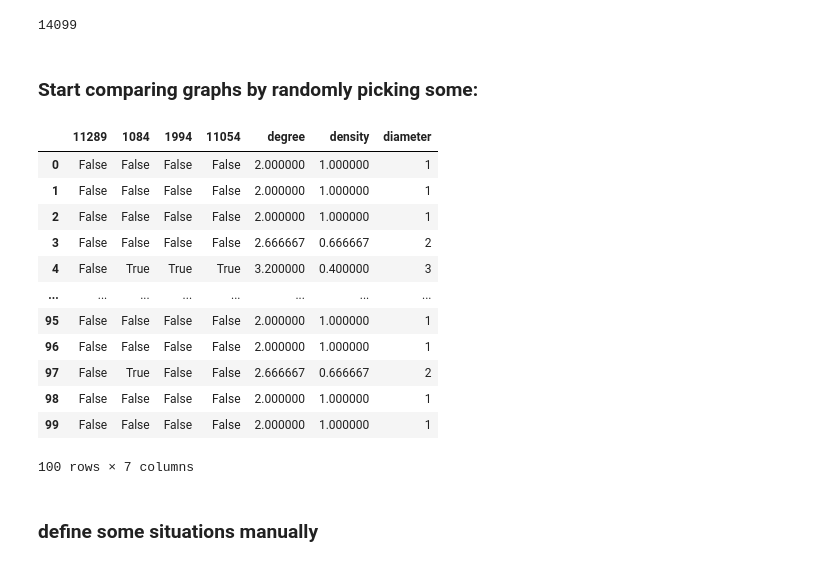
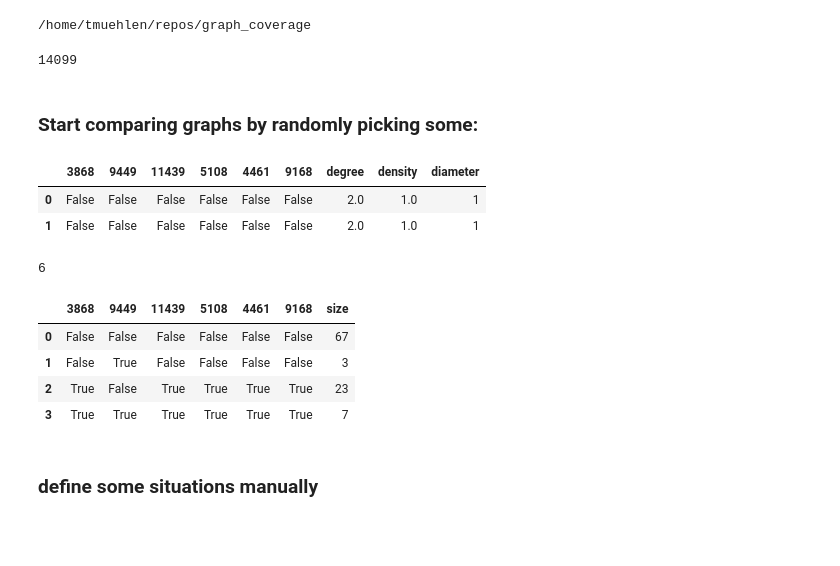
Before and after one commit to tmuehlen80/graph_coverage, a Jupyter notebook: Notebooks/carla/subgraph_isomorphism.ipynb, the cells around one changed output. Cells and saved outputs as stored; diff of their text form; code cells hidden in the pictures; blank space fills up the shorter version.

```diff
--- a/Notebooks/carla/subgraph_isomorphism.ipynb
+++ b/Notebooks/carla/subgraph_isomorphism.ipynb
@@ -28,7 +28,7 @@ from graph_creator.SubgraphIsomorphismChecker import IsomorphicGrapCoverageCount
 from graph_creator.ActorGraph import ActorType
 
 os.chdir('../..')
-os.getcwd()
+print(os.getcwd())
 
 #from graph_creator.MapGraph import MapGraph
 #from graph_creator.ActorGraph import ActorGraph
@@ -46,7 +46,8 @@ import matplotlib.pyplot as plt
 graph_paths = glob("/home/tmuehlen/repos/graph_coverage/actor_graphs/carla_w_intersection/*pkl")
 len(graph_paths)
 # %% [output]
-14099
+/home/tmuehlen/repos/graph_coverage
+14099
 # %% [markdown]
 ### Start comparing graphs by randomly picking some:
 # %%
@@ -78,18 +77,8 @@ isom_cov_counter = IsomorphicGrapCoverageCounter(coverage_graphs, graph_paths[:1
 isom_cov_counter.count_isomorphic_graphs()
 cov_data_df = isom_cov_counter.cov_data_df
 # %%
-cov_data_df
+cov_data_df.head(2)
 # %% [output]
-|  | 11289 | 1084 | 1994 | 11054 | degree | density | diameter |
-| 0 | False | False | False | False | 2.000000 | 1.000000 | 1 |
-| 1 | False | False | False | False | 2.000000 | 1.000000 | 1 |
-| 2 | False | False | False | False | 2.000000 | 1.000000 | 1 |
-| 3 | False | False | False | False | 2.666667 | 0.666667 | 2 |
-| 4 | False | True | True | True | 3.200000 | 0.400000 | 3 |
-| ... | ... | ... | ... | ... | ... | ... | ... |
-| 95 | False | False | False | False | 2.000000 | 1.000000 | 1 |
-| 96 | False | False | False | False | 2.000000 | 1.000000 | 1 |
-| 97 | False | True | False | False | 2.666667 | 0.666667 | 2 |
-| 98 | False | False | False | False | 2.000000 | 1.000000 | 1 |
-| 99 | False | False | False | False | 2.000000 | 1.000000 | 1 |
+|  | 3868 | 9449 | 11439 | 5108 | 4461 | 9168 | degree | density | diameter |
+| 0 | False | False | False | False | False | False | 2.0 | 1.0 | 1 |
+| 1 | False | False | False | False | False | False | 2.0 | 1.0 | 1 |
-100 rows × 7 columns
@@ -99,7 +85,16 @@ list(cov_data_df.columns[:10])
 # %%
 cov_data_df.mean()
+cov_data_df.shape[1] - 3
+# %% [output]
+6
 # %%
-cov_data_df.groupby(list(cov_data_df.columns[:11]), as_index=False).size()
+cov_data_df.groupby(list(cov_data_df.columns[:(cov_data_df.shape[1] - 3)]), as_index=False).size()
+# %% [output]
+|  | 3868 | 9449 | 11439 | 5108 | 4461 | 9168 | size |
+| 0 | False | False | False | False | False | False | 67 |
+| 1 | False | True | False | False | False | False | 3 |
+| 2 | True | False | True | True | True | True | 23 |
+| 3 | True | True | True | True | True | True | 7 |
 # %%
 # sns.pairplot(data=cov_data_df)
 # plt.show()
```
Also changed, not shown: parts of 19 cells of this notebook, 6 other files.
